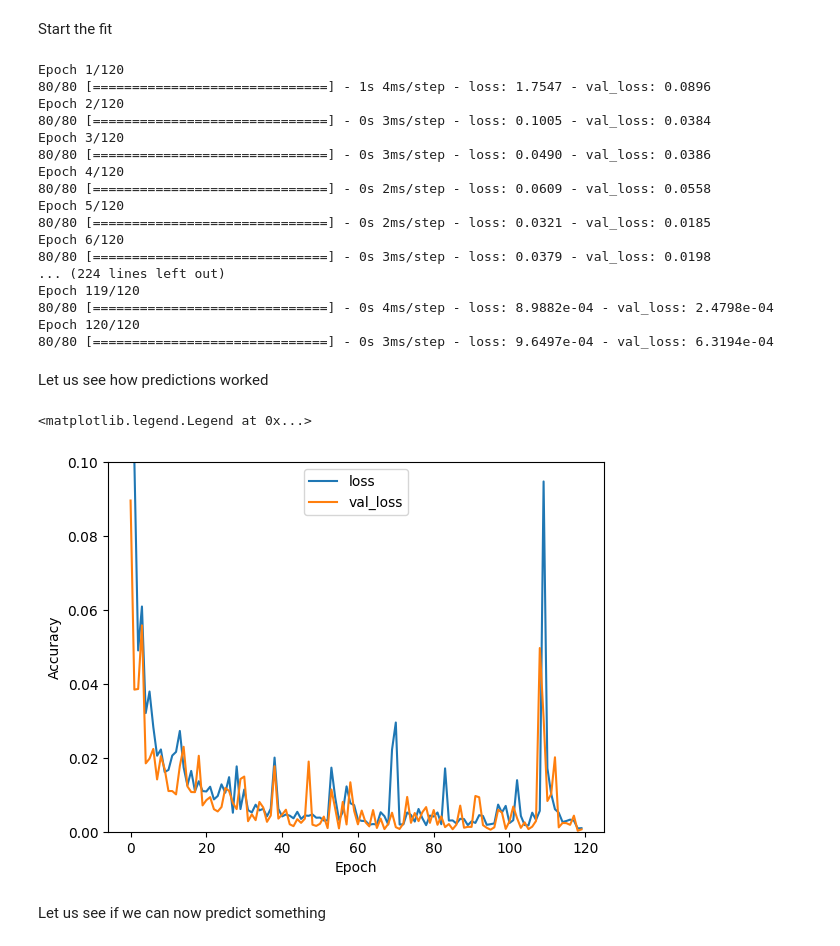
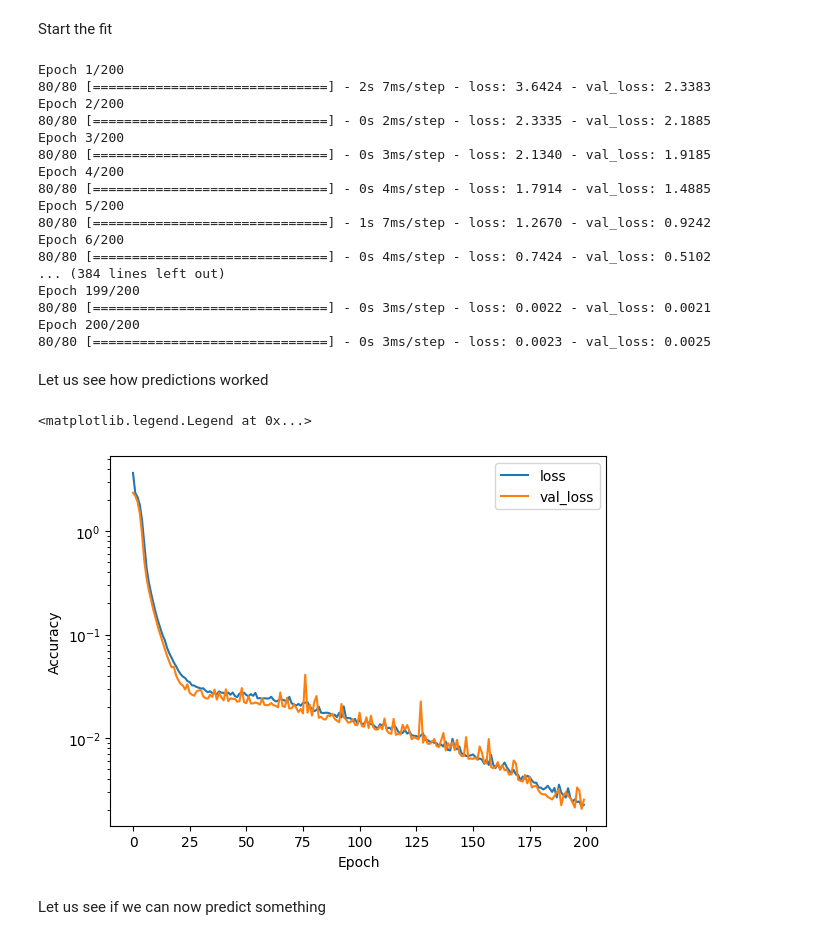
Before and after one commit to prokudin/PSU_PHYS496, a Jupyter notebook: AI/notebooks/mytensorflow_gluon.ipynb, the cells around one changed output. Drawn from its saved outputs; the diff is of its cells as text; code cells hidden in the pictures.

```diff
--- a/AI/notebooks/mytensorflow_gluon.ipynb
+++ b/AI/notebooks/mytensorflow_gluon.ipynb
@@ -159,11 +159,10 @@ def create_sequential_dnn(inputs=1, num_nodes=(6,6), activations=('sigmoid','sig
 Create and compile the model
 # %%
 model = create_sequential_dnn()
-  # Adam optimizer
-lr = 0.1
+# Adam optimizer
+lr = 0.01
 opt = Adam(learning_rate=lr)
-# Define chisquare2 loss function
-
+# Compile the model
 model.compile(loss="mse", optimizer=opt)
 # %% [markdown]
 Start the fit
@@ -172,38 +171,39 @@ Start the fit
 history = model.fit(x=train_x,
                     y=train_y,
                     validation_data=(test_x, test_y),
-                    epochs=120,
+                    epochs=200,
                     batch_size=10)
 # %% [output]
-Epoch 1/120
-80/80 [==============================] - 1s 4ms/step - loss: 1.7547 - val_loss: 0.0896
-Epoch 2/120
-80/80 [==============================] - 0s 3ms/step - loss: 0.1005 - val_loss: 0.0384
-Epoch 3/120
-80/80 [==============================] - 0s 3ms/step - loss: 0.0490 - val_loss: 0.0386
-Epoch 4/120
-80/80 [==============================] - 0s 2ms/step - loss: 0.0609 - val_loss: 0.0558
-Epoch 5/120
-80/80 [==============================] - 0s 2ms/step - loss: 0.0321 - val_loss: 0.0185
-Epoch 6/120
-80/80 [==============================] - 0s 3ms/step - loss: 0.0379 - val_loss: 0.0198
-... (224 lines left out)
-Epoch 119/120
-80/80 [==============================] - 0s 4ms/step - loss: 8.9882e-04 - val_loss: 2.4798e-04
-Epoch 120/120
-80/80 [==============================] - 0s 3ms/step - loss: 9.6497e-04 - val_loss: 6.3194e-04
+Epoch 1/200
+80/80 [==============================] - 2s 7ms/step - loss: 3.6424 - val_loss: 2.3383
+Epoch 2/200
+80/80 [==============================] - 0s 2ms/step - loss: 2.3335 - val_loss: 2.1885
+Epoch 3/200
+80/80 [==============================] - 0s 3ms/step - loss: 2.1340 - val_loss: 1.9185
+Epoch 4/200
+80/80 [==============================] - 0s 4ms/step - loss: 1.7914 - val_loss: 1.4885
+Epoch 5/200
+80/80 [==============================] - 1s 7ms/step - loss: 1.2670 - val_loss: 0.9242
+Epoch 6/200
+80/80 [==============================] - 0s 4ms/step - loss: 0.7424 - val_loss: 0.5102
+... (384 lines left out)
+Epoch 199/200
+80/80 [==============================] - 0s 3ms/step - loss: 0.0022 - val_loss: 0.0021
+Epoch 200/200
+80/80 [==============================] - 0s 3ms/step - loss: 0.0023 - val_loss: 0.0025
 # %% [markdown]
 Let us see how predictions worked
 # %%
 plt.plot(history.history['loss'], label='loss')
 plt.plot(history.history['val_loss'], label = 'val_loss')
 plt.xlabel('Epoch')
 plt.ylabel('Accuracy')
-plt.ylim([0., 0.1])
+plt.yscale('log')
+#plt.ylim([0., 0.1])
 plt.legend(loc='best')
 # %% [output]
 <matplotlib.legend.Legend at 0x...>
-[figure, old version]
+[figure, new version]
 # %% [markdown]
 Let us see if we can now predict something
 # %%
```
Also changed, not shown: parts of 5 cells of this notebook.
